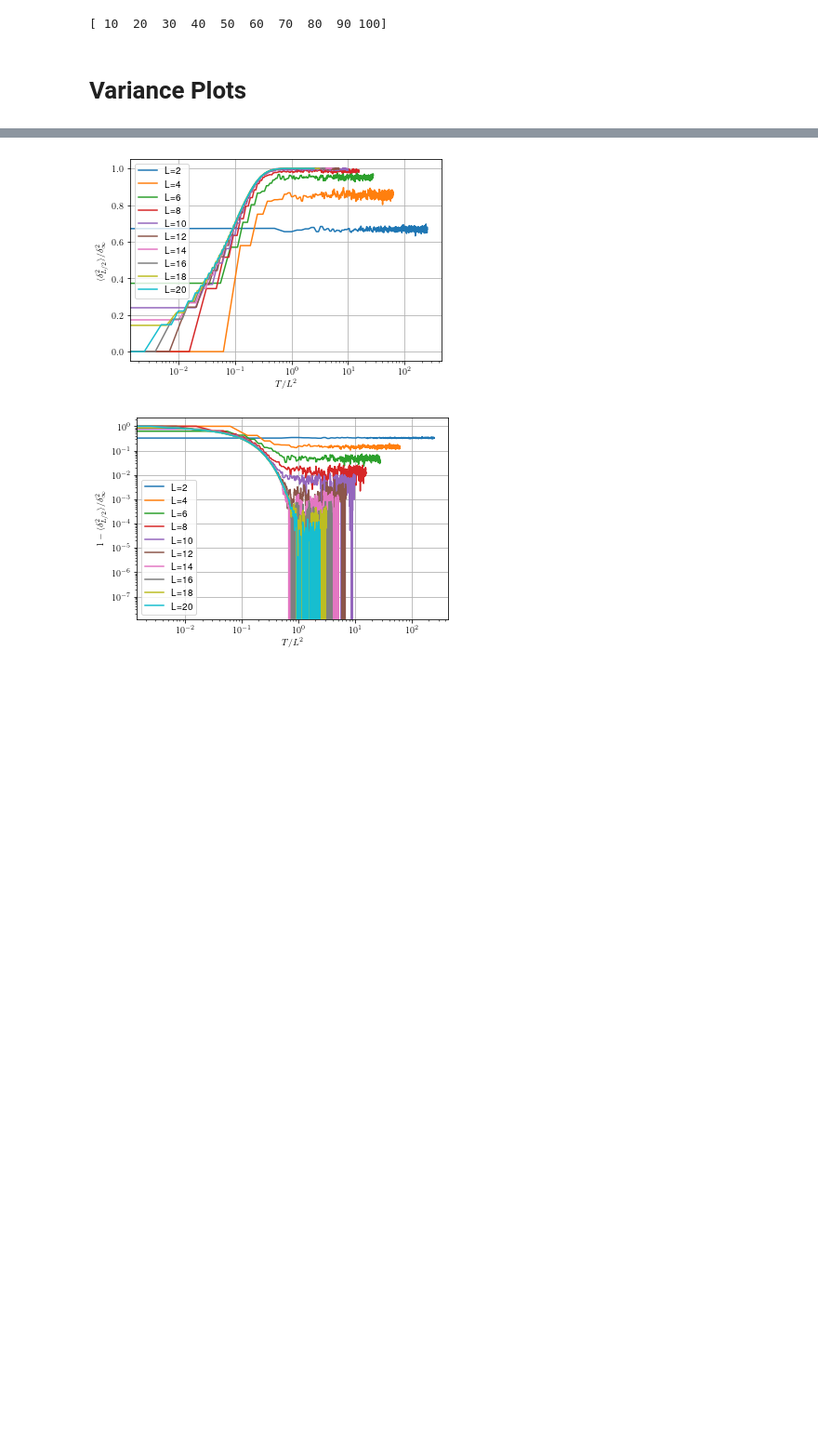
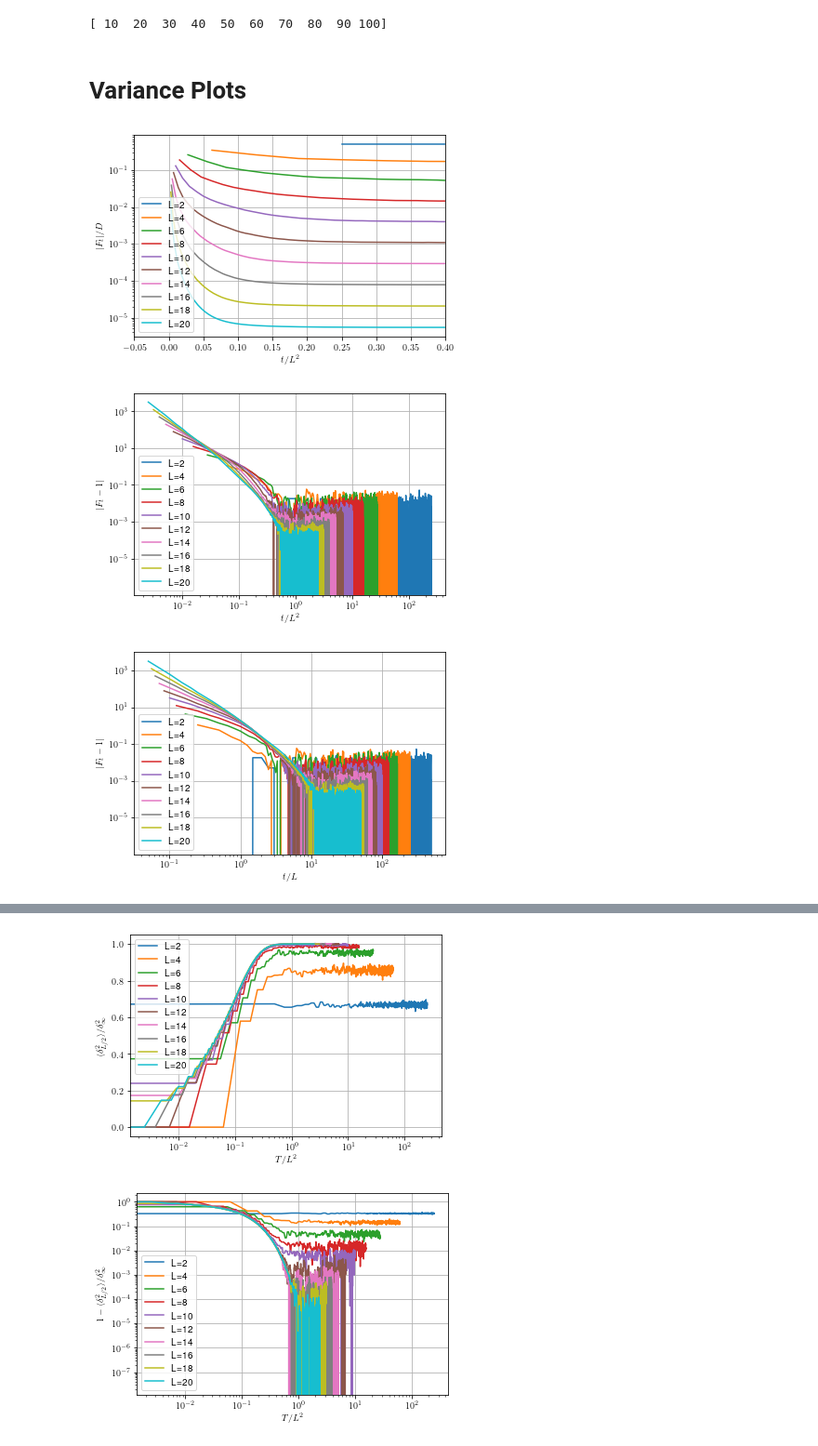
Before and after one commit to Renmusxd/RandomUnitaryLayers, a Jupyter notebook: jupyter/PaperData/PaperPlots.ipynb, the cells around one changed output, grey strips where cells are left out. Shown at 93% size. Drawn from its saved outputs; the diff is of its cells as text; code cells hidden in the pictures; blank space fills up the shorter version.

```diff
--- a/jupyter/PaperData/PaperPlots.ipynb
+++ b/jupyter/PaperData/PaperPlots.ipynb
@@ -215,3 +224,42 @@ neel_purities = arr['data']
 neel_densities = arr['dens']
 neel_variances = arr['var']
 neel_hilbert_space_sizes = arr['Ds']
+# %%
+for d, l, purity in zip(neel_hilbert_space_sizes, neel_ls, neel_purities):
+    pyplot.plot(numpy.arange(1,len(purity)+1)/(l**2), purity/d, label=f"L={l}")
+
+pyplot.xlabel('$t/L^2$')
+pyplot.ylabel(r'$\vert F_t\vert/D $')
+# pyplot.xscale('log')
+pyplot.yscale('log')
+pyplot.xlim([-0.05,0.4])
+pyplot.legend()
+pyplot.grid()
+pyplot.show()
+
+for d, l, purity in zip(neel_hilbert_space_sizes, neel_ls, neel_purities):
+    pyplot.plot(numpy.arange(1,len(purity)+1)/(l**2), purity - 1, label=f"L={l}")
+
+pyplot.xlabel('$t/L^2$')
+pyplot.ylabel(r'$\vert F_t - 1\vert $')
+pyplot.xscale('log')
+pyplot.yscale('log')
+pyplot.legend()
+pyplot.grid()
+pyplot.show()
+pyplot.show()
+
+for d, l, purity in zip(neel_hilbert_space_sizes, neel_ls, neel_purities):
+    pyplot.plot(numpy.arange(1,len(purity)+1)/(l), purity - 1, label=f"L={l}")
+
+pyplot.xlabel('$t/L$')
+pyplot.ylabel(r'$\vert F_t - 1\vert $')
+pyplot.xscale('log')
+pyplot.yscale('log')
+pyplot.legend()
+pyplot.grid()
+pyplot.show()
+# %% [output]
+[figure, added]
+[figure, added]
+[figure, added]
```
Also changed, not shown: parts of 7 cells of this notebook, 9 other files.
